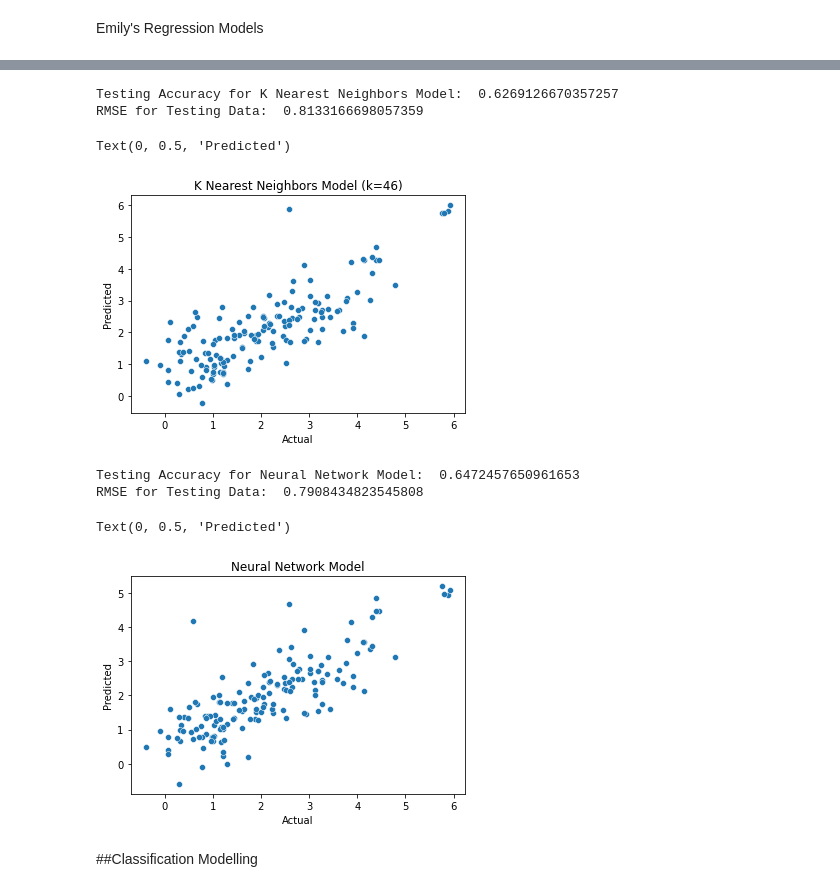
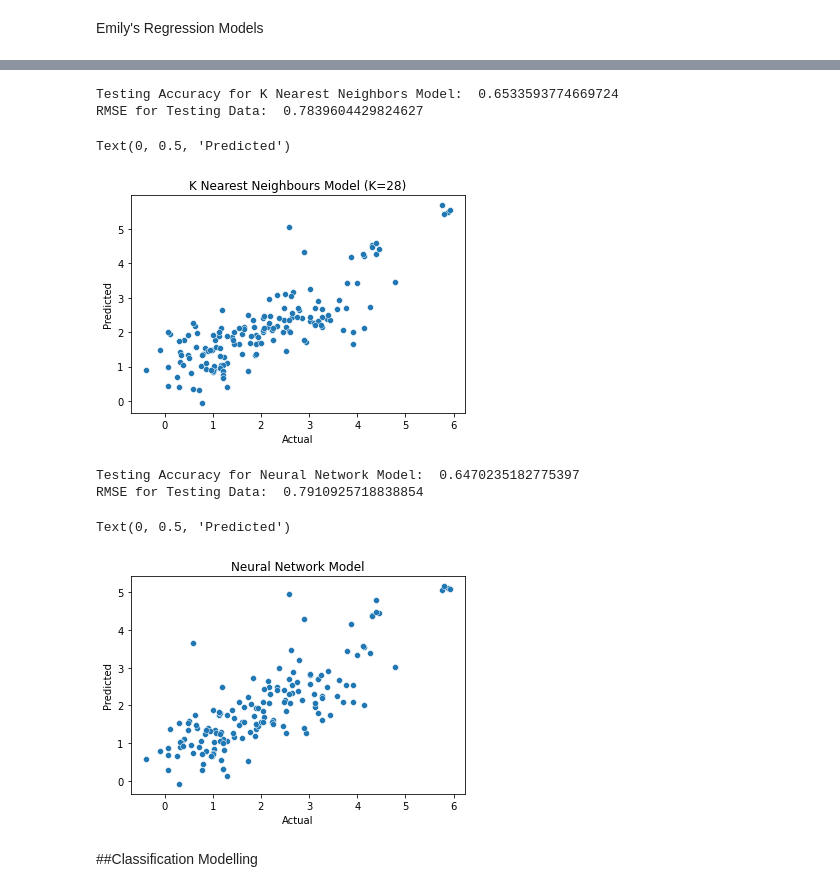
Before and after one commit to emmim25/Group08_Project, a Jupyter notebook: BMEN415_Group8_Final_Project_Models.ipynb, the cells around one changed output, grey strips where cells are left out. Drawn from its saved outputs; the diff is of its cells as text; code cells hidden in the pictures.

```diff
--- a/BMEN415_Group8_Final_Project_Models.ipynb
+++ b/BMEN415_Group8_Final_Project_Models.ipynb
@@ -97,0 +96,33 @@ Text(0, 0.5, 'Predicted')
+# %%
+# K Nearest Neighbors Model
+from sklearn import neighbors
+
+accuracy_kNN = np.zeros(50)
+RMSE_kNN=np.zeros(50)
+for i in range(3,53):
+  kNN_data = neighbors.KNeighborsRegressor(i, weights = 'distance')
+
+  kNN_data.fit(x_train, y_train)
+
+  y_predict_test = kNN_data.predict(x_test)
+
+  accuracy_kNN_test = r2_score(y_test, y_predict_test)
+  accuracy_kNN[i-3]=accuracy_kNN_test
+  RMSE_kNN[i-3] = sqrt(mean_squared_error(y_test, y_predict_test))
+
+krange=np.linspace(3,53)
+plt.figure(0)
+plt.title('KNN Accuracy for K Range of 3 to 53')
+plt.plot(krange, accuracy_kNN)
+plt.figure(1)
+plt.plot(krange, RMSE_kNN, color='orange')
+plt.title('KNN RMSE for K Range of 3 to 53')
+
+k_optimum_index = np.where(accuracy_kNN == np.max(accuracy_kNN))
+print(k_optimum_index)
+k_optimum = 25 + 3
+print(k_optimum)
+
+kNN_data = neighbors.KNeighborsRegressor(k_optimum, weights = 'distance')
+kNN_data.fit(x_train, y_train)
+y_predict_test = kNN_data.predict(x_test)
@@ -98,51 +134,43 @@ Text(0, 0.5, 'Predicted')
 # %%
-# K Nearest Neighbors Model
-from sklearn import neighbors
-
-kNN_data = neighbors.KNeighborsRegressor(5, weights = 'distance')
-
-kNN_data.fit(x_train, y_train)
-
-y_predict_test = kNN_data.predict(x_test)
-
 accuracy_kNN_test = r2_score(y_test, y_predict_test)
 print("Testing Accuracy for K Nearest Neighbors Model: ", accuracy_kNN_test)
 
-
 RMSE_kNN_test = sqrt(mean_squared_error(y_test, y_predict_test))
 print("RMSE for Testing Data: ", RMSE_kNN_test)
+
 sns.scatterplot(y_test, y_predict_test)
-plt.title('K Nearest Neighbors Model (k=46)')
+plt.title("K Nearest Neighbours Model (K=28)")
 plt.xlabel('Actual')
 plt.ylabel('Predicted')
 # %% [output]
-Testing Accuracy for K Nearest Neighbors Model:  0.6269126670357257
-RMSE for Testing Data:  0.8133166698057359
+Testing Accuracy for K Nearest Neighbors Model:  0.6533593774669724
+RMSE for Testing Data:  0.7839604429824627
 Text(0, 0.5, 'Predicted')
-[figure, old version]
+[figure, new version]
 # %%
 #Neural Network Model
 from sklearn.neural_network import MLPRegressor
 
-MLP = MLPRegressor(random_state = 0, max_iter = 1500, activation='relu', solver='adam').fit(x_train, y_train)
+MLP = MLPRegressor(random_state = 50, max_iter = 800, activation='relu', solver='adam').fit(x_train, y_train)
 
 y_predict_mlp_test = MLP.predict(x_test)
 
 accuracy_mlp_test = r2_score(y_test, y_predict_mlp_test)
 print("Testing Accuracy for Neural Network Model: ", accuracy_mlp_test)
 
+
 RMSE_mlp_test = sqrt(mean_squared_error(y_test, y_predict_mlp_test))
 print("RMSE for Testing Data: ", RMSE_mlp_test)
 
-sns.scatterplot(y_test, y_predict_mlp_test)
-plt.title("Neural Network Model")
-plt.xlabel('Actual')
+sns.scatterplot(y_test,y_predict_mlp_test)
+plt.title('Neural Network Model')
+plt.xlabel("Actual")
 plt.ylabel('Predicted')
 # %% [output]
-Testing Accuracy for Neural Network Model:  0.6472457650961653
-RMSE for Testing Data:  0.7908434823545808
+Testing Accuracy for Neural Network Model:  0.6470235182775397
+RMSE for Testing Data:  0.7910925718838854
 Text(0, 0.5, 'Predicted')
-[figure, old version]
+[figure, new version]
 # %% [markdown]
 ##Classification Modelling
 # %%
```
Also changed, not shown: parts of 6 cells of this notebook.
